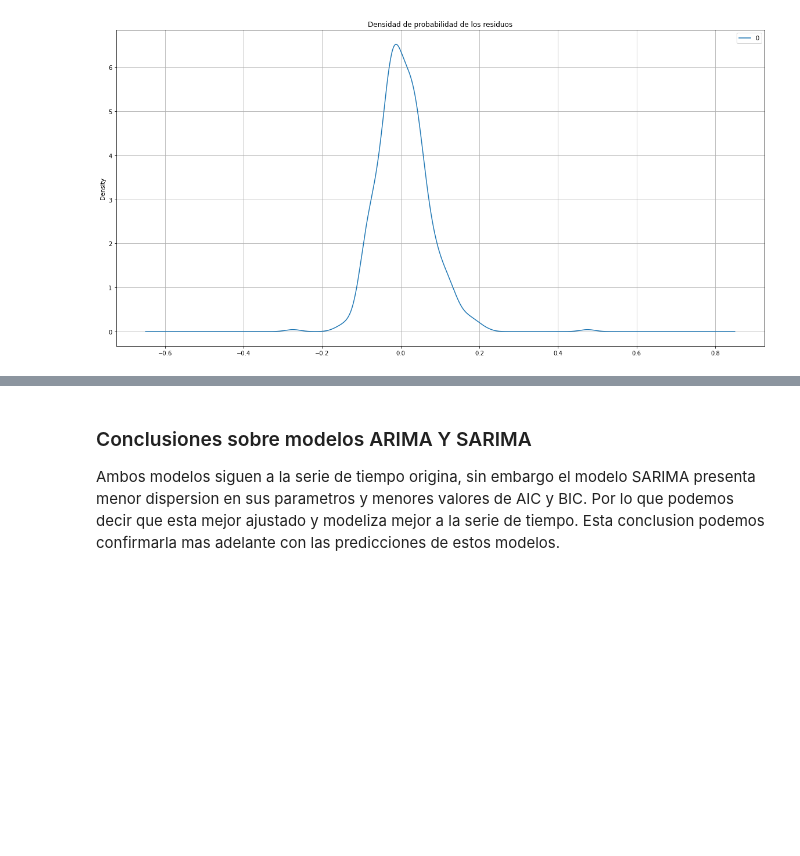
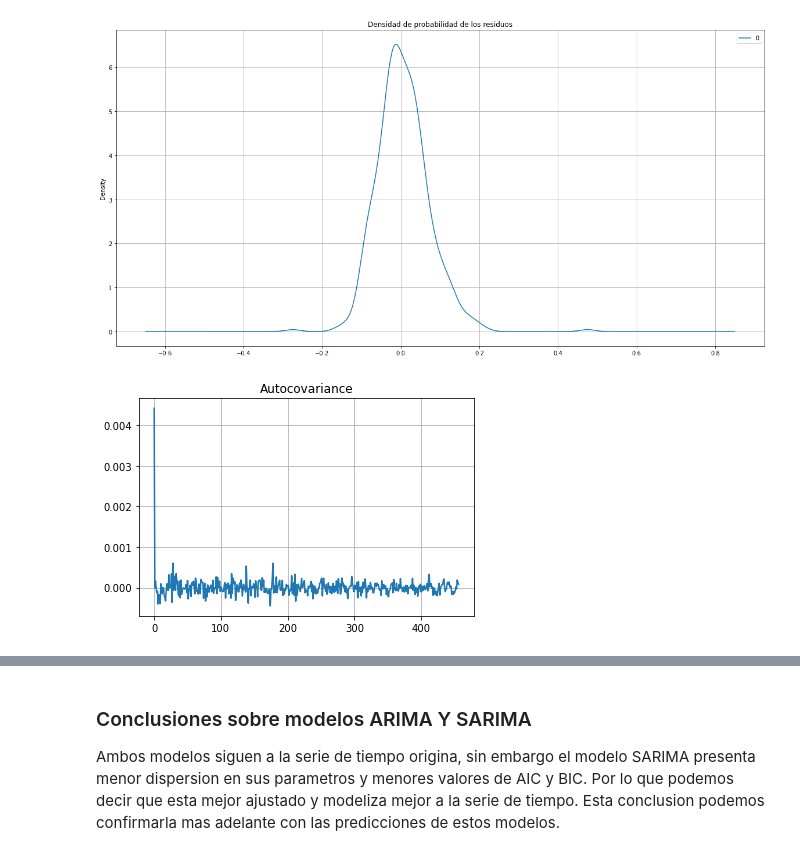
Before and after one commit to AguAcerbo/Carrera-de-Especializacion-en-IA, a Jupyter notebook: B5-Time_Series_Analysis/Trabajo Final TSA/Trabajo Final TSA.ipynb, the cells around one changed output, grey strips where cells are left out. Drawn from its saved outputs; the diff is of its cells as text; code cells hidden in the pictures; blank space fills up the shorter version.

```diff
--- a/B5-Time_Series_Analysis/Trabajo Final TSA/Trabajo Final TSA.ipynb
+++ b/B5-Time_Series_Analysis/Trabajo Final TSA/Trabajo Final TSA.ipynb
@@ -520,3 +520,12 @@ plt.grid()
 plt.show()
 # %% [output]
 [figure]
+# %%
+# Autocovarianza
+#C_k del residuo
+plt.plot(acovf(residuals_SARIMA))
+plt.grid(True)
+plt.title("Autocovariance")
+plt.show()
+# %% [output]
+[figure, added]
```
Also changed, not shown: parts of 6 cells of this notebook.
